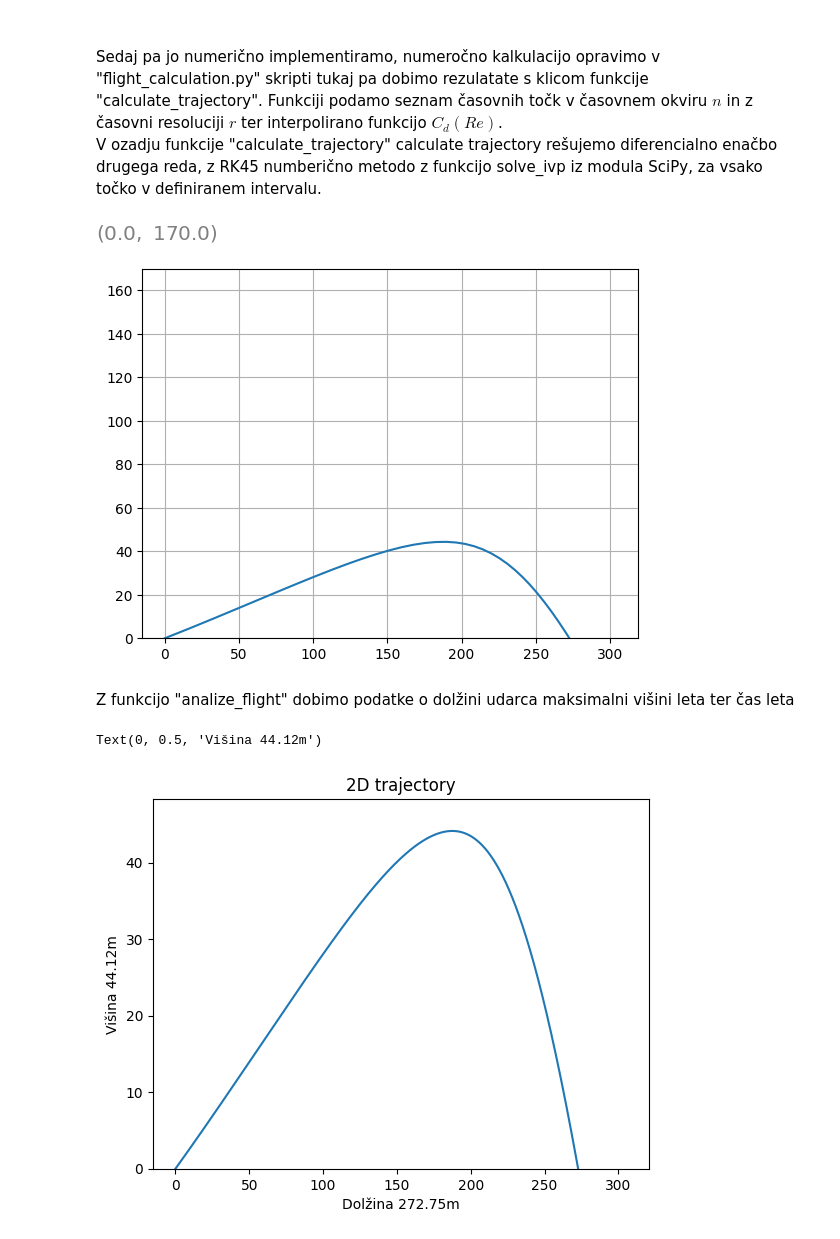
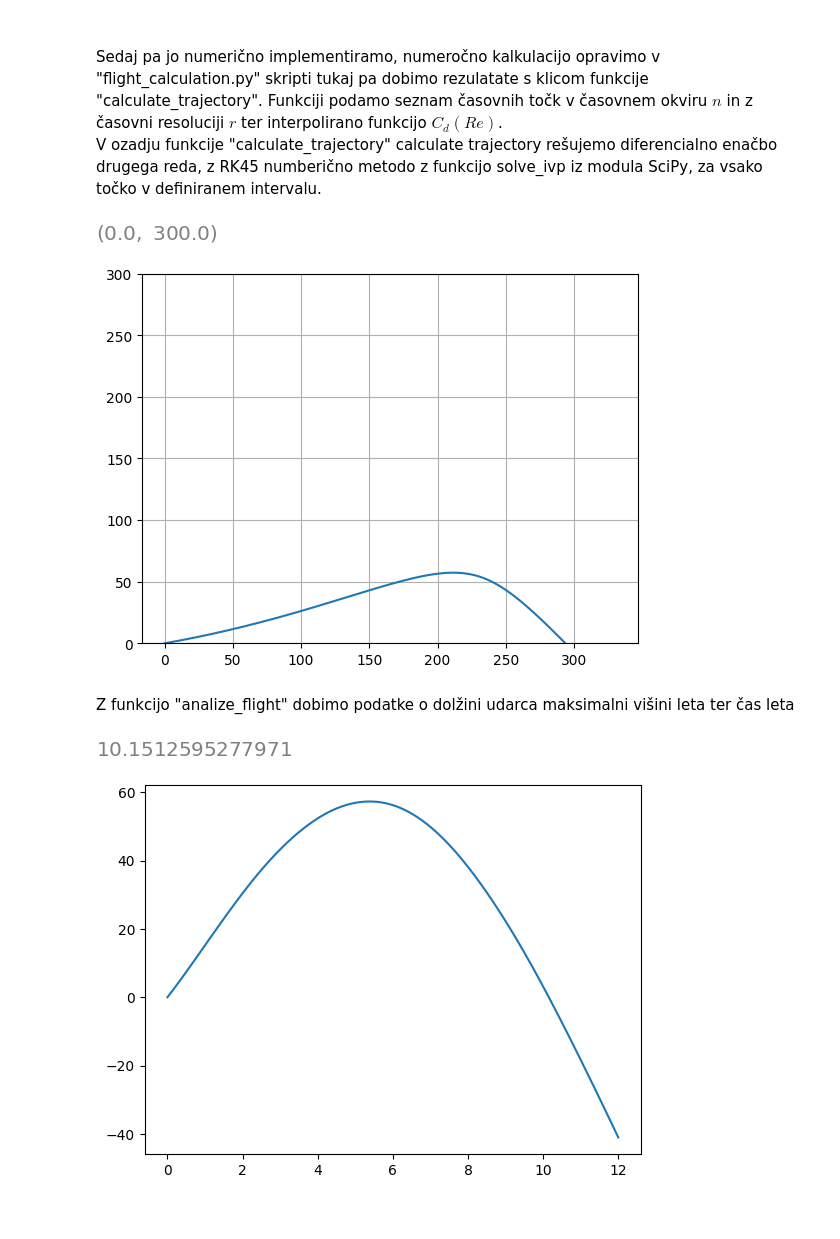
Before and after one commit to akul23/Golf-Ball-Flight, a Jupyter notebook: main.ipynb, the cells around one changed output. Cells and saved outputs as stored; diff of their text form; code cells hidden in the pictures.

```diff
--- a/main.ipynb
+++ b/main.ipynb
@@ -255,37 +255,41 @@ reload(flight_calculation)
 reload(environment)
 reload(ball)
 
-n = 10
+n = 12
 
-flight_data = flight_calculation.calculate_trajectory(s_ta, n,res=5)
+flight_data = flight_calculation.calculate_trajectory(n,res=50)
 
-plt.plot(flight_data.y[3], flight_data.y[5])
+plt.plot(flight_data[3], flight_data[5])
 plt.grid()
-plt.ylim(0,170)
+plt.ylim(0,300)
 
 #flight_data.y[3]
 # %% [output]
-[figure, old version]
+[figure, new version]
-[figure, old version]
+[figure, new version]
 # %% [markdown]
 Z funkcijo "analize_flight" dobimo podatke o dolžini udarca maksimalni višini leta ter čas leta
 # %%
 reload(flight_calculation)
-flight = flight_calculation.analize_flight(flight_data, n)
-
+flight , z= flight_calculation.analize_flight(flight_data, n)
+"""
 distance = flight[0]
 max_altitude = flight[1]
 flight_time = flight[2]
 max_amplitude = flight[3]
 
 # x/z
-plt.plot(flight_data[:, 3], flight_data[:, 5])
+plt.plot(flight_data[3], flight_data[5])
 plt.ylim(0)
 plt.title("2D trajectory")
 plt.xlabel(f"Dolžina {distance}m")
 plt.ylabel(f"Višina {max_altitude}m")
+"""
+
+plt.plot(np.linspace(0,12,12*50), flight(np.linspace(0,12,12*50)))
+z
 # %% [output]
-Text(0, 0.5, 'Višina 44.12m')
-[figure, old version]
+[figure, new version]
+[figure, added]
 # %%
 # x/y
```
Also changed, not shown: parts of 8 cells of this notebook, 4 other files.
